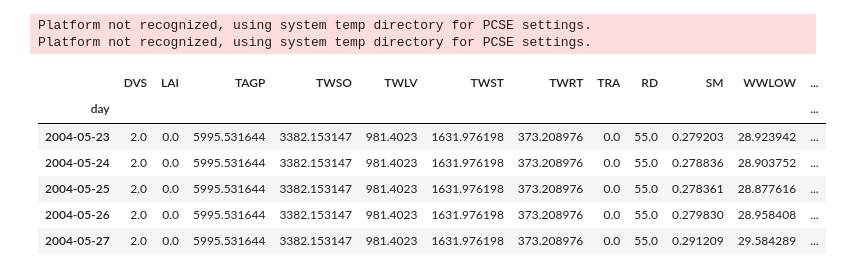
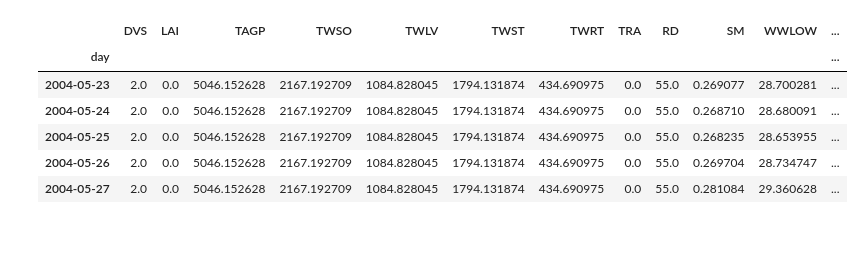
Before and after one commit to Lucas-Emmanuel/-WOFOST-Calibration_Morocco, a Jupyter notebook: Validation in Field V2.ipynb, the cells around one changed output. Saved outputs shown, nothing was run; the diff lists cells and outputs as text; code cells hidden in the pictures; blank space fills up the shorter version.

```diff
--- a/Validation in Field V2.ipynb
+++ b/Validation in Field V2.ipynb
@@ -1,40 +1,38 @@
 # %%
 # Validation in Field V2
 
 import sys, os
 import matplotlib
 import matplotlib.pyplot as plt
 import pandas as pd
 data_dir = os.path.join(os.getcwd(), "V2")
 import pcse
-cropfile = os.path.join(data_dir, 'V2.crop')
+cropfile = os.path.join(data_dir, 'V4.crop')
 from pcse.fileinput import CABOFileReader
 cropdata = CABOFileReader(cropfile)
 soilfile = os.path.join(data_dir, 'MO4.soil')
 soildata = CABOFileReader(soilfile)
 from pcse.util import WOFOST71SiteDataProvider
 sitedata = WOFOST71SiteDataProvider(WAV=0.245, CO2=360)
 from pcse.base import ParameterProvider
 parameters = ParameterProvider(cropdata=cropdata, soildata=soildata, sitedata=sitedata)
 from pcse.fileinput import YAMLAgroManagementReader
 agromanagement_file = os.path.join(data_dir, 'V2_calendar.agro')
 agromanagement = YAMLAgroManagementReader(agromanagement_file)
 from pcse.fileinput import ExcelWeatherDataProvider
-wdp = ExcelWeatherDataProvider("Climat_F4.xlsx")
+wdp = ExcelWeatherDataProvider("Climat_2003-2004.xlsx")
 from pcse.models import Wofost71_WLP_FD
 wofsim = Wofost71_WLP_FD(parameters, wdp, agromanagement)
 wofsim.run_till_terminate()
 df_results = pd.DataFrame(wofsim.get_output())
 df_results = df_results.set_index("day")
 df_results.tail()
 # %% [output]
-Platform not recognized, using system temp directory for PCSE settings.
-Platform not recognized, using system temp directory for PCSE settings.
 |  | DVS | LAI | TAGP | TWSO | TWLV | TWST | TWRT | TRA | RD | SM | WWLOW | ... |
 | day |  |  |  |  |  |  |  |  |  |  |  | ... |
-| 2004-05-23 | 2.0 | 0.0 | 5995.531644 | 3382.153147 | 981.4023 | 1631.976198 | 373.208976 | 0.0 | 55.0 | 0.279203 | 28.923942 | ... |
-| 2004-05-24 | 2.0 | 0.0 | 5995.531644 | 3382.153147 | 981.4023 | 1631.976198 | 373.208976 | 0.0 | 55.0 | 0.278836 | 28.903752 | ... |
-| 2004-05-25 | 2.0 | 0.0 | 5995.531644 | 3382.153147 | 981.4023 | 1631.976198 | 373.208976 | 0.0 | 55.0 | 0.278361 | 28.877616 | ... |
-| 2004-05-26 | 2.0 | 0.0 | 5995.531644 | 3382.153147 | 981.4023 | 1631.976198 | 373.208976 | 0.0 | 55.0 | 0.279830 | 28.958408 | ... |
-| 2004-05-27 | 2.0 | 0.0 | 5995.531644 | 3382.153147 | 981.4023 | 1631.976198 | 373.208976 | 0.0 | 55.0 | 0.291209 | 29.584289 | ... |
+| 2004-05-23 | 2.0 | 0.0 | 5046.152628 | 2167.192709 | 1084.828045 | 1794.131874 | 434.690975 | 0.0 | 55.0 | 0.269077 | 28.700281 | ... |
+| 2004-05-24 | 2.0 | 0.0 | 5046.152628 | 2167.192709 | 1084.828045 | 1794.131874 | 434.690975 | 0.0 | 55.0 | 0.268710 | 28.680091 | ... |
+| 2004-05-25 | 2.0 | 0.0 | 5046.152628 | 2167.192709 | 1084.828045 | 1794.131874 | 434.690975 | 0.0 | 55.0 | 0.268235 | 28.653955 | ... |
+| 2004-05-26 | 2.0 | 0.0 | 5046.152628 | 2167.192709 | 1084.828045 | 1794.131874 | 434.690975 | 0.0 | 55.0 | 0.269704 | 28.734747 | ... |
+| 2004-05-27 | 2.0 | 0.0 | 5046.152628 | 2167.192709 | 1084.828045 | 1794.131874 | 434.690975 | 0.0 | 55.0 | 0.281084 | 29.360628 | ... |
 # %%
```
Also changed, not shown: parts of 1 cell of this notebook, 7 other files.
